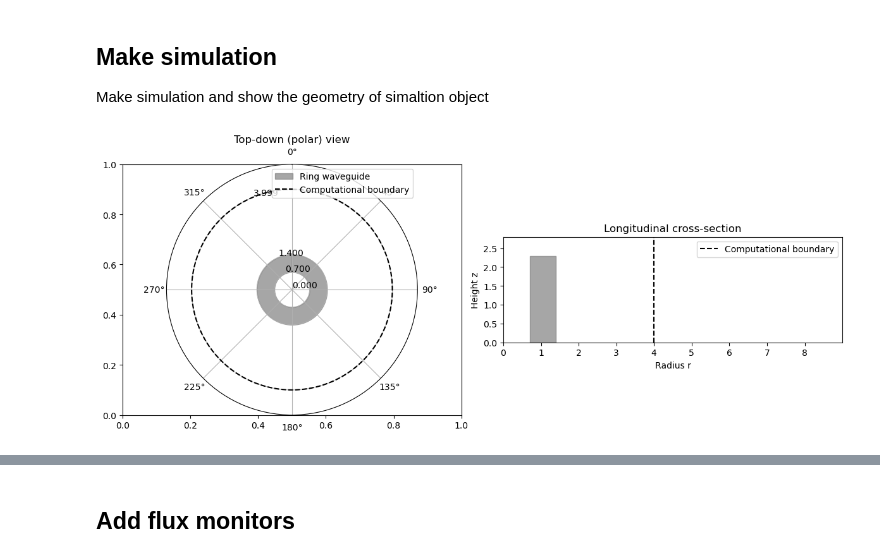
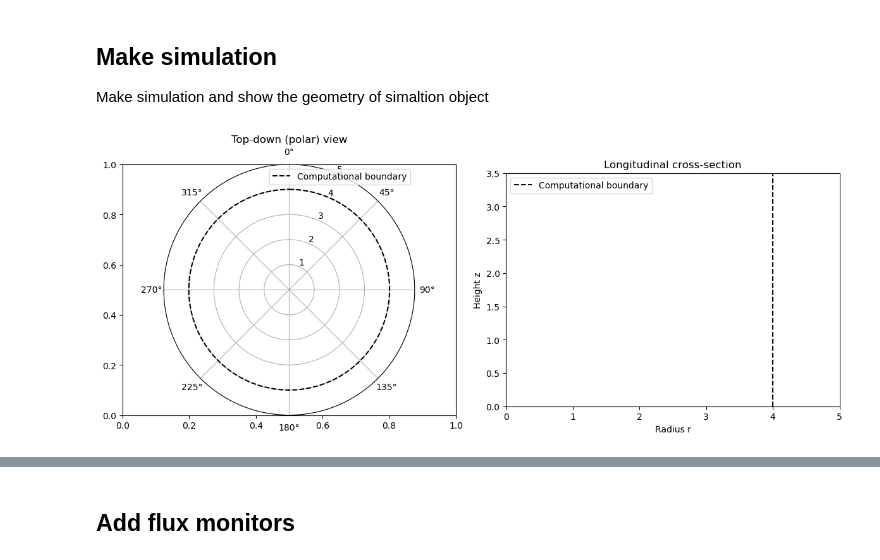
Before and after one commit to asiaat/meep, a Jupyter notebook: python/examples/horn-antenna/cyl_cross_sec_modules.ipynb, the cells around one changed output, grey strips where cells are left out. Cells and saved outputs as stored; diff of their text form; code cells hidden in the pictures.

```diff
--- a/python/examples/horn-antenna/cyl_cross_sec_modules.ipynb
+++ b/python/examples/horn-antenna/cyl_cross_sec_modules.ipynb
@@ -59,7 +127,8 @@ def make_simulation(r, h, cthik, resolution=25, metal=False):
         ),
     ]
 
-    geometry = make_geometry(r, h, cthik, metal=metal) if metal else None
+    #geometry = make_cone_geometry(r, h, cthik, metal=metal) if metal else None
+    geometry = make_cone_geometry(r_outer=r, r_inner=h, h=10, cthik=cthik,metal=metal) if metal else None
 
     sim = mp.Simulation(
         cell_size=cell_size,
@@ -71,7 +140,7 @@ def make_simulation(r, h, cthik, resolution=25, metal=False):
         m=-1,
     )
 
-    return sim, frq_cen, dfrq, nfrq
+    return sim, frq_cen, dfrq, nfrq, geometry
 # %%
 def plot_ring_schematic(r, w, sr, height=1):
     """
@@ -117,22 +247,23 @@ def plot_ring_schematic(r, w, sr, height=1):
 Make simulation and show the geometry of simaltion object
 # %%
 r, h, cthik = .7, 2.3, 0.5
-sim, frq_cen, dfrq, nfrq = make_simulation(r, h, cthik, metal=True)
+sim, frq_cen, dfrq, nfrq, geom = make_simulation(r, h, cthik, metal=True)
 
 w=r
 wvl_min = 2 * np.pi * r / 10
 wvl_max = 2 * np.pi * r / 2
 frq_min = 1 / wvl_max
 frq_max = 1 / wvl_min
 frq_cen = 0.5 * (frq_min + frq_max)
 dfrq = frq_max - frq_min
 nfrq = 100
 
 dpml = cthik * wvl_max
 dair = 1.0 * wvl_max
 
 
 sr = r + dair + dpml
-plot_ring_schematic(r, w, sr, height=h)
+#plot_ring_schematic(r, w, sr, height=h)
+plot_geometry_schematic(geom, sr=4, height=3)
 # %% [output]
-[figure, old version]
+[figure, new version]
```
Also changed, not shown: parts of 9 cells of this notebook, 2 other files.
